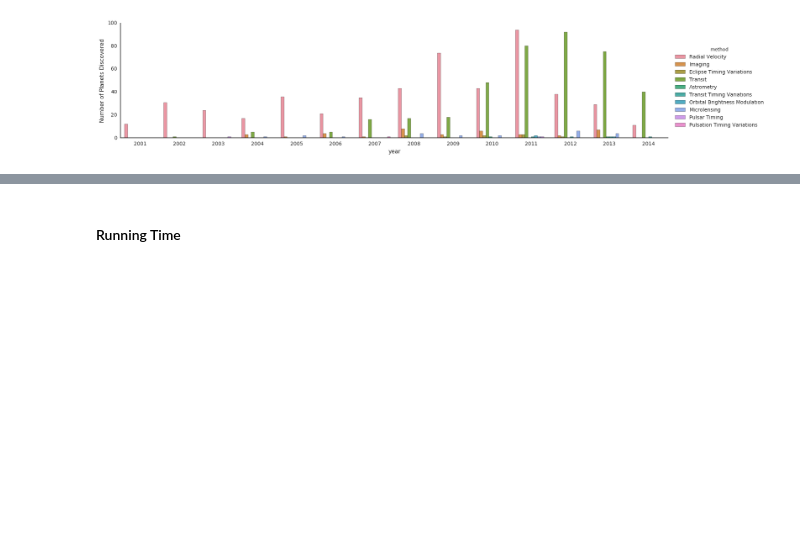
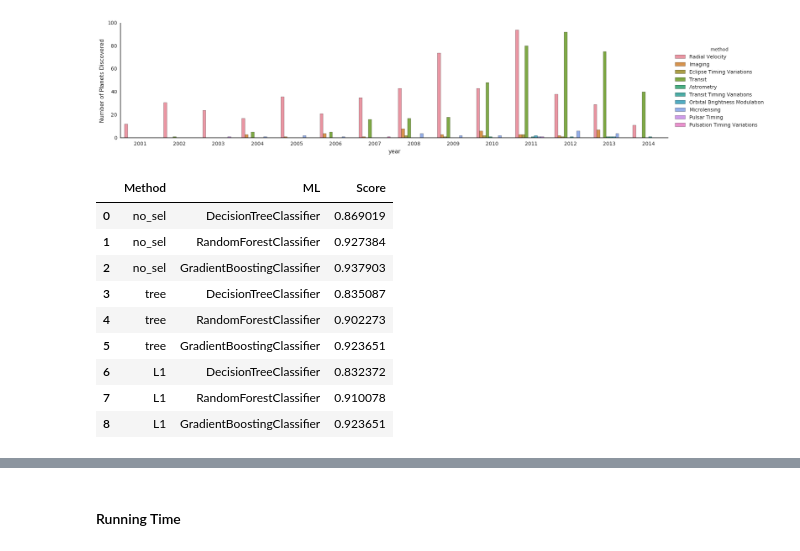
Before and after one commit to renjithmadhavan/projects, a Jupyter notebook: in_progress/human_activity/src/2016-12-28-human-activity-recognition-with-smartphones.ipynb, the cells around one changed output, grey strips where cells are left out. Cells and saved outputs as stored; diff of their text form; code cells hidden in the pictures; blank space fills up the shorter version.

```diff
--- a/in_progress/human_activity/src/2016-12-28-human-activity-recognition-with-smartphones.ipynb
+++ b/in_progress/human_activity/src/2016-12-28-human-activity-recognition-with-smartphones.ipynb
@@ -189,3 +207,17 @@ with sns.axes_style('white'):
             g.set_ylabels('Number of Planets Discovered')
 # %% [output]
 [figure]
+# %%
+df1 = pd.DataFrame(Out_Accuracy_1, columns=('Method', 'ML', 'Score'))
+df1
+# %% [output]
+|  | Method | ML | Score |
+| 0 | no_sel | DecisionTreeClassifier | 0.869019 |
+| 1 | no_sel | RandomForestClassifier | 0.927384 |
+| 2 | no_sel | GradientBoostingClassifier | 0.937903 |
+| 3 | tree | DecisionTreeClassifier | 0.835087 |
+| 4 | tree | RandomForestClassifier | 0.902273 |
+| 5 | tree | GradientBoostingClassifier | 0.923651 |
+| 6 | L1 | DecisionTreeClassifier | 0.832372 |
+| 7 | L1 | RandomForestClassifier | 0.910078 |
+| 8 | L1 | GradientBoostingClassifier | 0.923651 |
```
Also changed, not shown: parts of 5 cells of this notebook.
